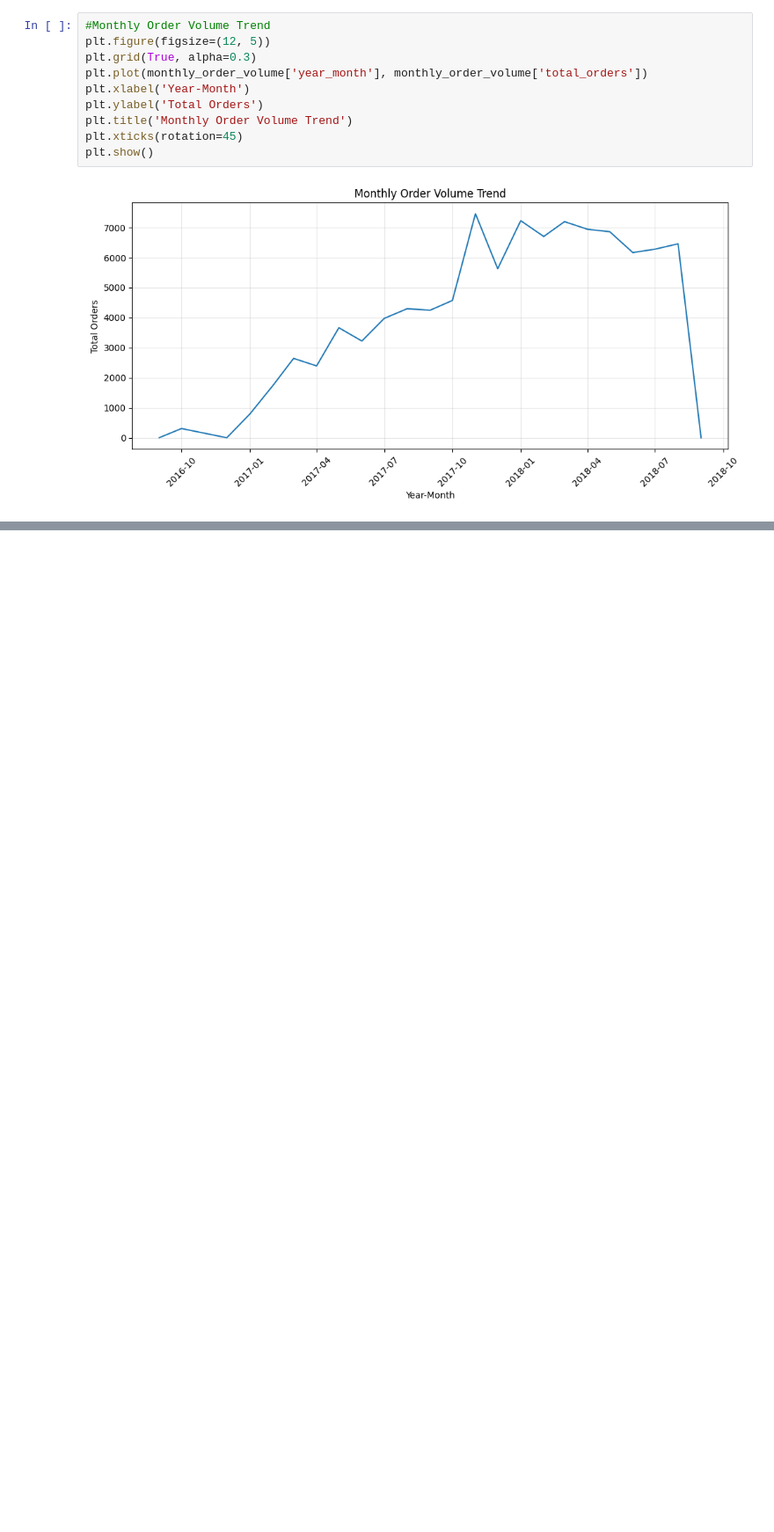
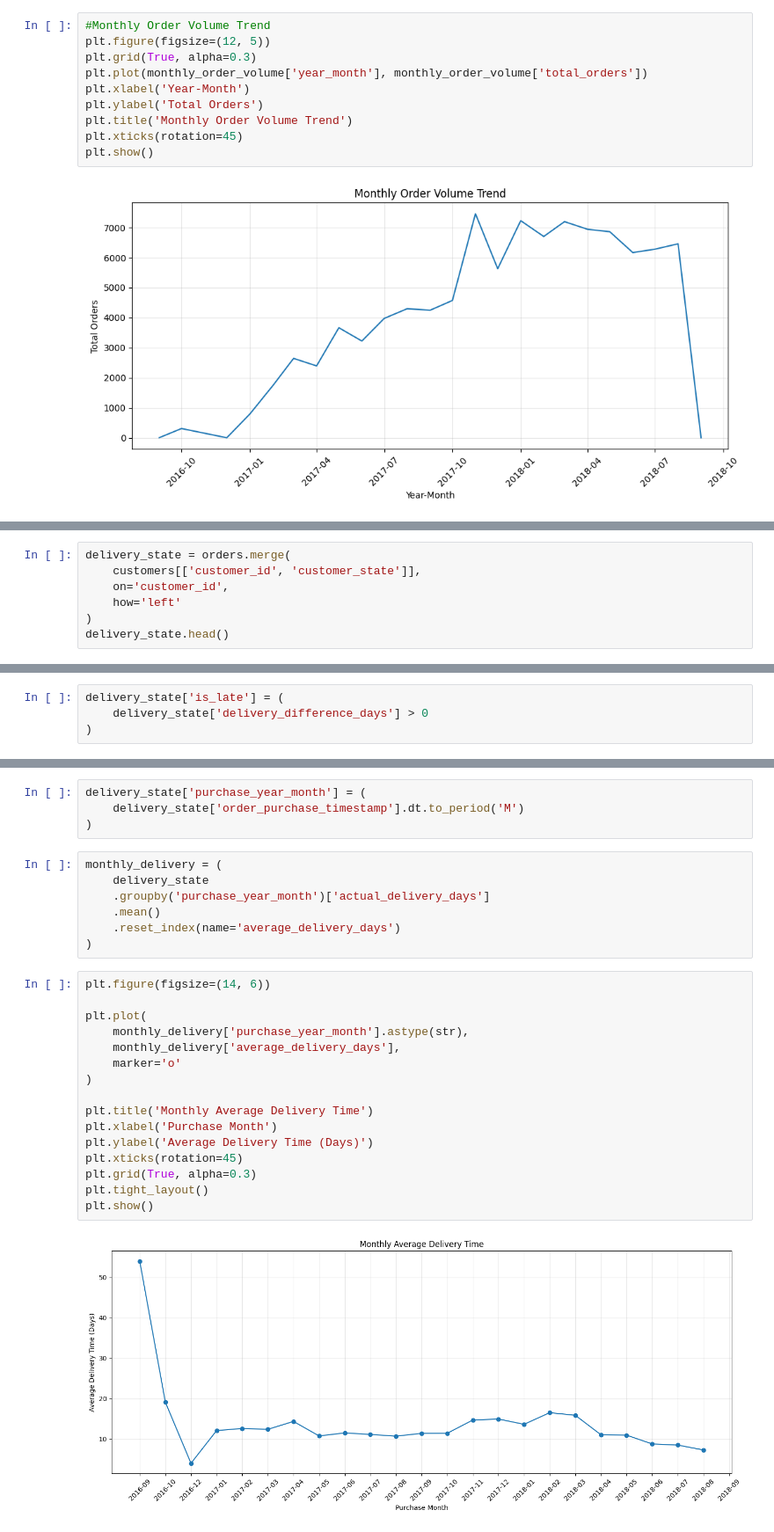
Before and after one commit to NazreenShanavaz/ecommerce-customer-intelligence, a Jupyter notebook: notebooks/03_sales_performance_analysis.ipynb, the cells around one changed output, grey strips where cells are left out. Shown at 88% size. Cells and saved outputs as stored; diff of their text form; blank space fills up the shorter version.

```diff
--- a/notebooks/03_sales_performance_analysis.ipynb
+++ b/notebooks/03_sales_performance_analysis.ipynb
@@ -288,0 +1275,7 @@ plt.show()
+# %%
+delivery_state = orders.merge(
+    customers[['customer_id', 'customer_state']],
+    on='customer_id',
+    how='left'
+)
+delivery_state.head()
@@ -288,0 +1299,4 @@ plt.show()
+# %%
+delivery_state['is_late'] = (
+    delivery_state['delivery_difference_days'] > 0
+)
@@ -288,0 +1384,29 @@ plt.show()
+# %%
+delivery_state['purchase_year_month'] = (
+    delivery_state['order_purchase_timestamp'].dt.to_period('M')
+)
+# %%
+monthly_delivery = (
+    delivery_state
+    .groupby('purchase_year_month')['actual_delivery_days']
+    .mean()
+    .reset_index(name='average_delivery_days')
+)
+# %%
+plt.figure(figsize=(14, 6))
+
+plt.plot(
+    monthly_delivery['purchase_year_month'].astype(str),
+    monthly_delivery['average_delivery_days'],
+    marker='o'
+)
+
+plt.title('Monthly Average Delivery Time')
+plt.xlabel('Purchase Month')
+plt.ylabel('Average Delivery Time (Days)')
+plt.xticks(rotation=45)
+plt.grid(True, alpha=0.3)
+plt.tight_layout()
+plt.show()
+# %% [output]
+[figure, added]
```
Also changed, not shown: parts of 89 cells of this notebook.
